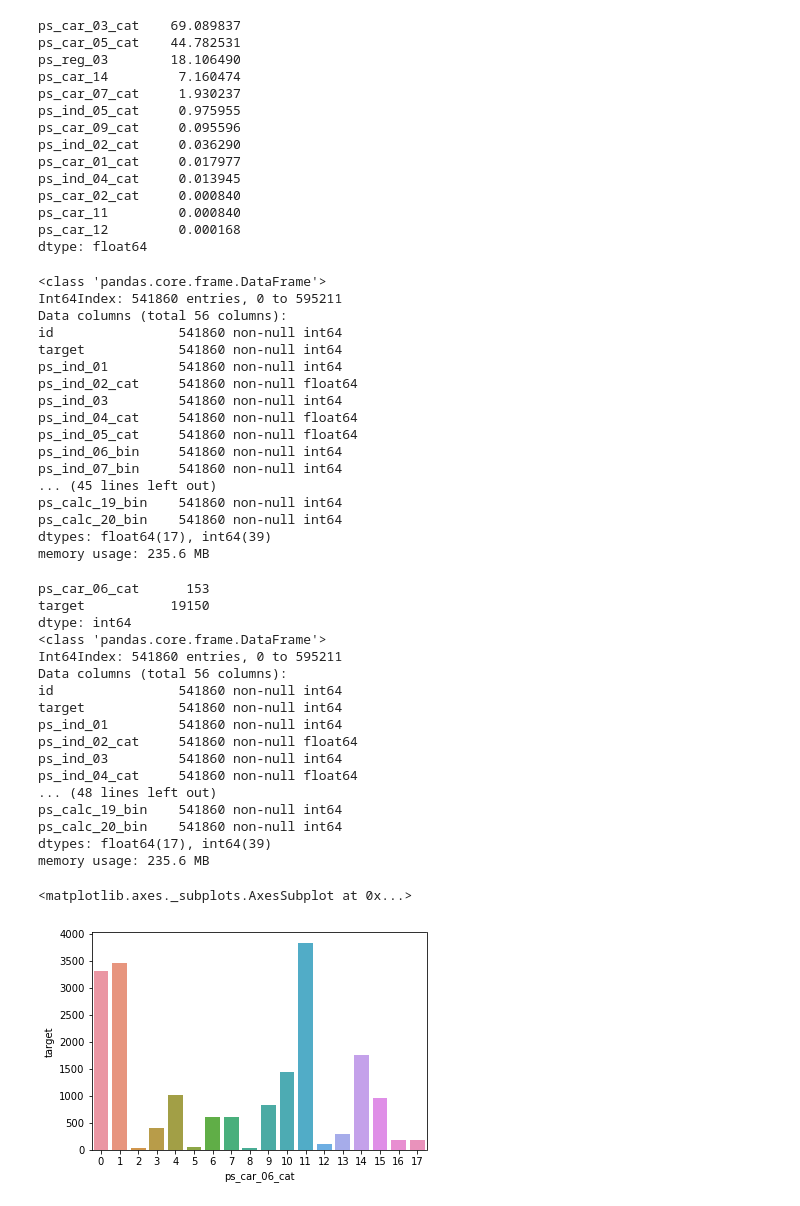
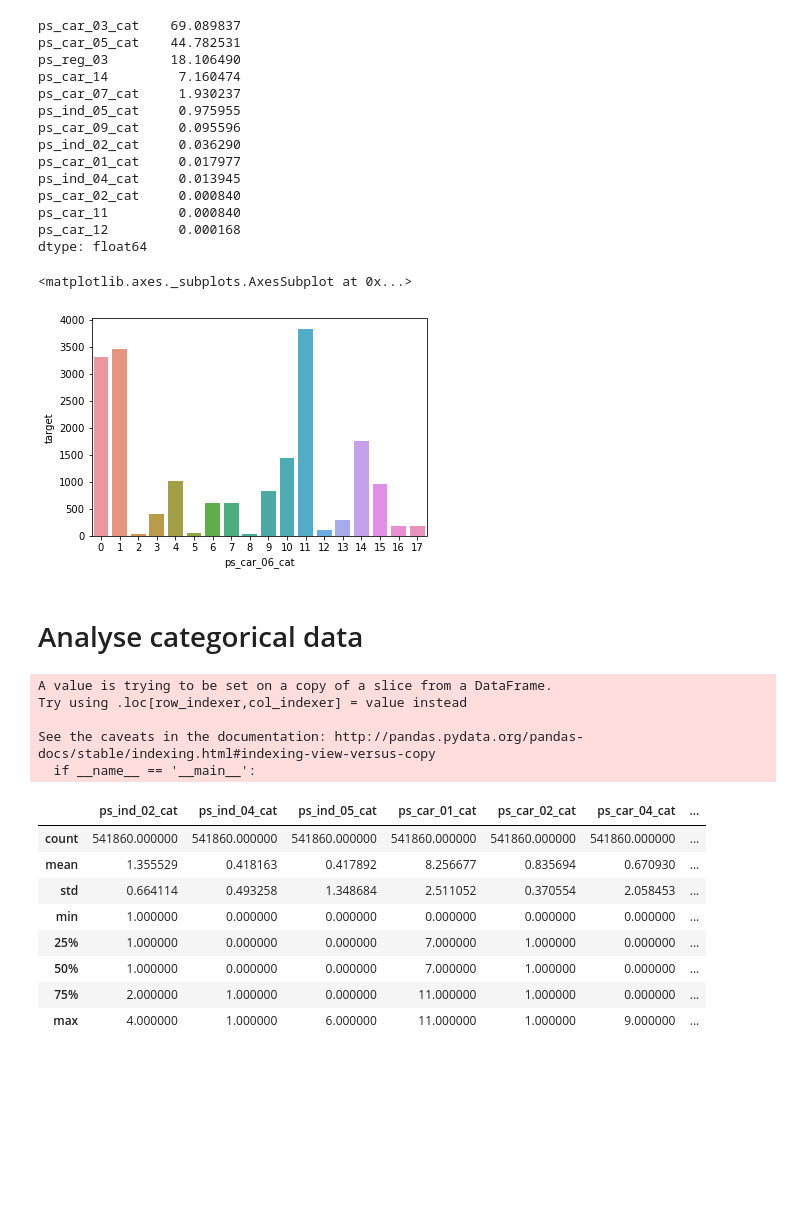
Before and after one commit to Jydago/PortoDriverPrediction, a Jupyter notebook: python/first_analysis.ipynb, the cells around one changed output. Drawn from its saved outputs; the diff is of its cells as text; code cells hidden in the pictures; blank space fills up the shorter version.

Commit message:
Added some categorical analysis

```diff
--- a/python/first_analysis.ipynb
+++ b/python/first_analysis.ipynb
@@ -59,57 +38,45 @@ ps_car_11         0.000840
 ps_car_12         0.000168
 dtype: float64
 # %%
-# Chosen to drop all columns that have more than 10 % missing
-drop_cols = ['ps_car_03_cat', 'ps_car_05_cat', 'ps_reg_03']
+# Chosen to drop all columns that have more than 10 % missing (and also id as it will probably not be very useful)
+drop_cols = ['ps_car_03_cat', 'ps_car_05_cat', 'ps_reg_03', 'id']
 
 # Taking easy way out by dropping all the rows with missing values.
 # Probably not very good as we lose about 50000 (10% data) entries
 df_dropped = df_nan.drop(drop_cols, axis=1).dropna()
-df_dropped.info()
-# %% [output]
-<class 'pandas.core.frame.DataFrame'>
-Int64Index: 541860 entries, 0 to 595211
-Data columns (total 56 columns):
-id                541860 non-null int64
-target            541860 non-null int64
-ps_ind_01         541860 non-null int64
-ps_ind_02_cat     541860 non-null float64
-ps_ind_03         541860 non-null int64
-ps_ind_04_cat     541860 non-null float64
-ps_ind_05_cat     541860 non-null float64
-ps_ind_06_bin     541860 non-null int64
-ps_ind_07_bin     541860 non-null int64
-... (45 lines left out)
-ps_calc_19_bin    541860 non-null int64
-ps_calc_20_bin    541860 non-null int64
-dtypes: float64(17), int64(39)
-memory usage: 235.6 MB
 # %%
-nbr_target_1 = df_dropped[df_dropped['target']== 1]['target'].value_counts()
-nbr_target_0 = df_dropped[df_dropped['target']== 0]['target'].value_counts()
-nbr_target_ratio = nbr_target_1 / float(nbr_target_0)
-
 bob = df_dropped[['target', 'ps_car_06_cat']].groupby(['ps_car_06_cat'],as_index=False).sum()
-print(bob.sum())
 
 sns.barplot(x='ps_car_06_cat', y='target', data = bob)
 # %% [output]
-ps_car_06_cat      153
-target           19150
-dtype: int64
-<class 'pandas.core.frame.DataFrame'>
-Int64Index: 541860 entries, 0 to 595211
-Data columns (total 56 columns):
-id                541860 non-null int64
-target            541860 non-null int64
-ps_ind_01         541860 non-null int64
-ps_ind_02_cat     541860 non-null float64
-ps_ind_03         541860 non-null int64
-ps_ind_04_cat     541860 non-null float64
-... (48 lines left out)
-ps_calc_19_bin    541860 non-null int64
-ps_calc_20_bin    541860 non-null int64
-dtypes: float64(17), int64(39)
-memory usage: 235.6 MB
+<matplotlib.axes._subplots.AxesSubplot at 0x...>
-<matplotlib.axes._subplots.AxesSubplot at 0x...>
 [figure]
+# %% [markdown]
+# Analyse categorical data
+# %%
+cate_cols = [col for col in list(df_dropped) if col.endswith('_cat')]
+df_cate = df_dropped[cate_cols]
+
+# Check if there are any non int values in the categories
+for col in cate_cols:
+    temp = df_cate[col]
+    temp = temp[temp % 1 != 0]
+    if temp.size == 0:
+        df_cate[col] = df_cate[col].astype('int')
+# No ints, so change all the columns into int type
+df_cate.describe()
+# %% [output]
+A value is trying to be set on a copy of a slice from a DataFrame.
+Try using .loc[row_indexer,col_indexer] = value instead
+
+See the caveats in the documentation: http://pandas.pydata.org/pandas-docs/stable/indexing.html#indexing-view-versus-copy
+  if __name__ == '__main__':
+|  | ps_ind_02_cat | ps_ind_04_cat | ps_ind_05_cat | ps_car_01_cat | ps_car_02_cat | ps_car_04_cat | ... |
+| count | 541860.000000 | 541860.000000 | 541860.000000 | 541860.000000 | 541860.000000 | 541860.000000 | ... |
+| mean | 1.355529 | 0.418163 | 0.417892 | 8.256677 | 0.835694 | 0.670930 | ... |
+| std | 0.664114 | 0.493258 | 1.348684 | 2.511052 | 0.370554 | 2.058453 | ... |
+| min | 1.000000 | 0.000000 | 0.000000 | 0.000000 | 0.000000 | 0.000000 | ... |
+| 25% | 1.000000 | 0.000000 | 0.000000 | 7.000000 | 1.000000 | 0.000000 | ... |
+| 50% | 1.000000 | 0.000000 | 0.000000 | 7.000000 | 1.000000 | 0.000000 | ... |
+| 75% | 2.000000 | 1.000000 | 0.000000 | 11.000000 | 1.000000 | 0.000000 | ... |
+| max | 4.000000 | 1.000000 | 6.000000 | 11.000000 | 1.000000 | 9.000000 | ... |
```
Also changed, not shown: parts of 7 cells of this notebook, 2 other files.
